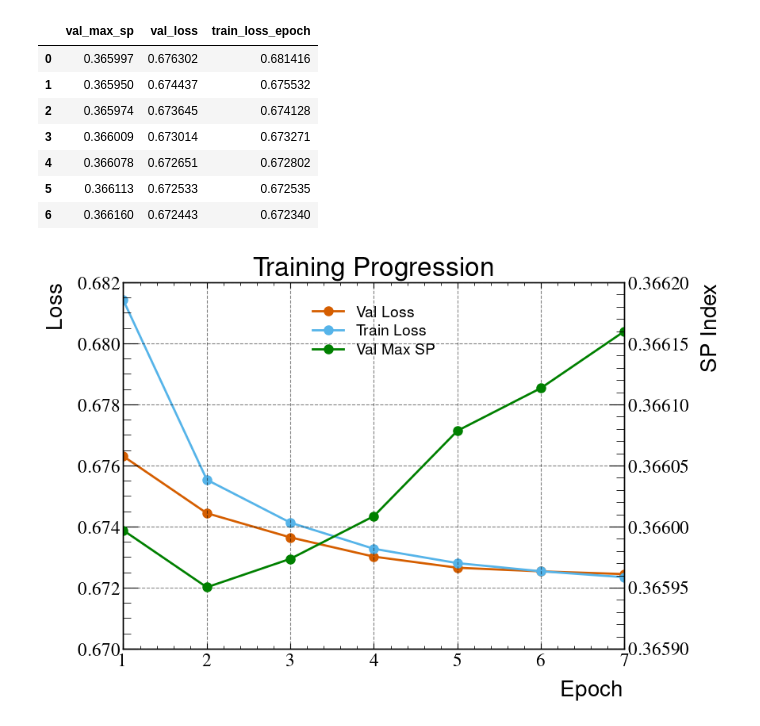
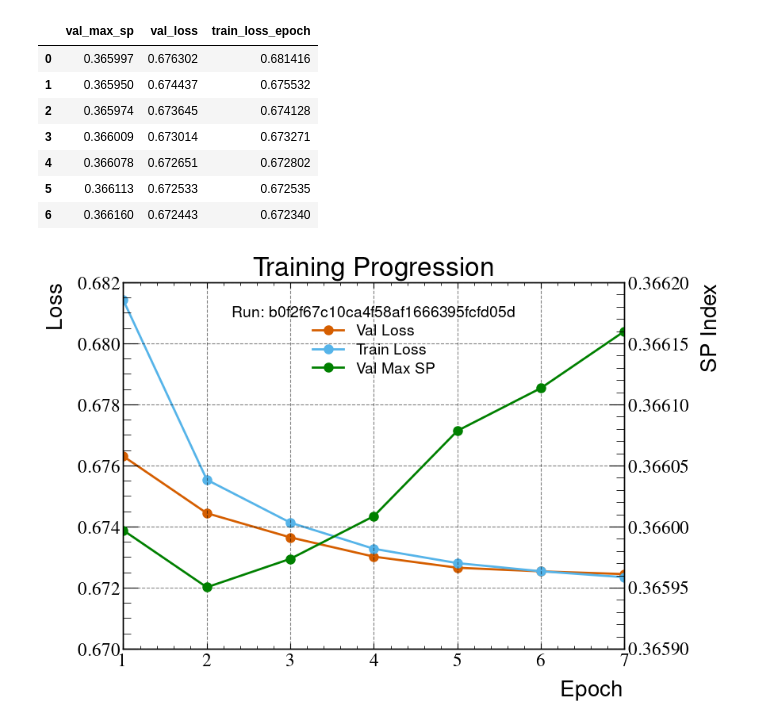
Before and after one commit to lucasbanunes/boosted-lorenzetti, a Jupyter notebook: analyze_training.ipynb, the cells around one changed output. Saved outputs shown, nothing was run; the diff lists cells and outputs as text; code cells hidden in the pictures.

Commit message:
Updates analyze_training.ipynb plots with better legends

```diff
--- a/analyze_training.ipynb
+++ b/analyze_training.ipynb
@@ -95,18 +95,23 @@ metrics_df
 # %%
 fig, ax = plt.subplots()
 ax.grid(linestyle='--', alpha=0.5, color='k')
 epochs = np.arange(1, len(metrics_df)+1)
 lines = ax.plot(epochs, metrics_df['val_loss'], label='Val Loss', marker='o')
 lines +=ax.plot(epochs, metrics_df['train_loss_epoch'], label='Train Loss', marker='o')
 ax.set(
     xlabel='Epoch',
     ylabel='Loss',
     title='Training Progression'
 )
 twinx = ax.twinx()
 lines += twinx.plot(epochs, metrics_df['val_max_sp'], label='Val Max SP', marker='o', color='green')
 twinx.set_ylabel('SP Index')
-ax.legend(lines, [l.get_label() for l in lines], loc='upper center')
+ax.legend(
+    lines,
+    [l.get_label() for l in lines],
+    loc='upper center',
+    title=f'Run: {run_id}')
+
 twinx.ticklabel_format(axis='y', style='scientific')
 # %% [output]
-[figure, old version]
+[figure, new version]
```
